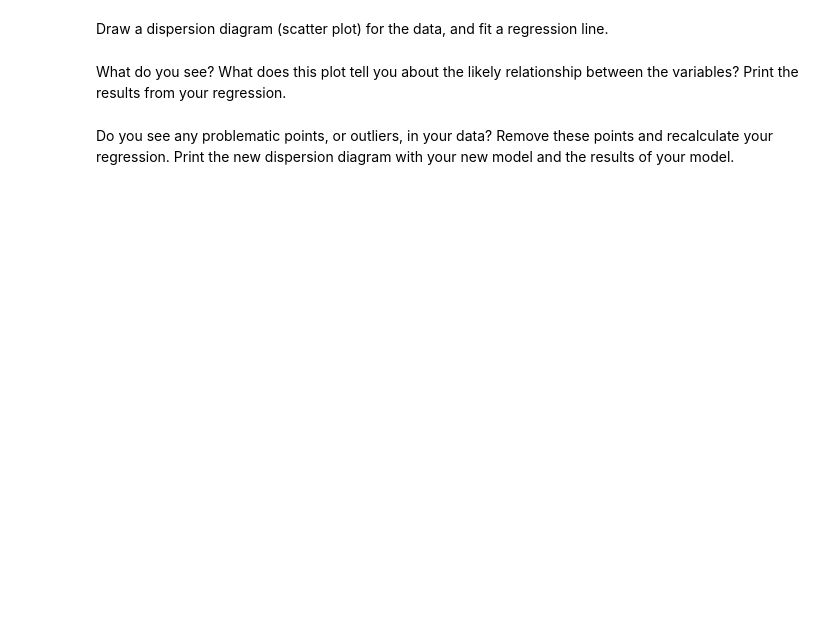
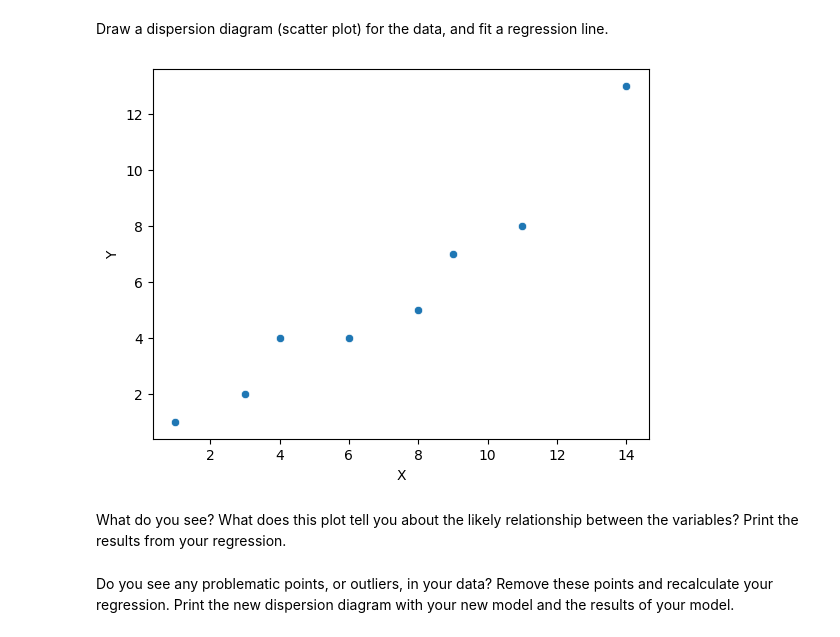
Before and after one commit to Ironhack-data-bcn-oct-2023/lab-regression-analysis, a Jupyter notebook: your-code.ipynb, the cells around one changed output. Cells and saved outputs as stored; diff of their text form; code cells hidden in the pictures; blank space fills up the shorter version.

```diff
--- a/your-code.ipynb
+++ b/your-code.ipynb
@@ -95,0 +240,3 @@ First, build a dataframe with the data.
+# %%
+attendence = pd.DataFrame({"X": [1,3,4,6,8,9,11,14], "Y":[1,2,4,4,5,7,8,13]})
+attendence
@@ -100,2 +255,6 @@ Draw a dispersion diagram (scatter plot) for the data, and fit a regression line
+# %%
+sns.scatterplot(x=attendence["X"], y=attendence["Y"]);
+# %% [output]
+[figure, added]
 # %% [markdown]
 What do you see? What does this plot tell you about the likely relationship between the variables? Print the results from your regression.
```
Also changed, not shown: parts of 42 cells of this notebook.
